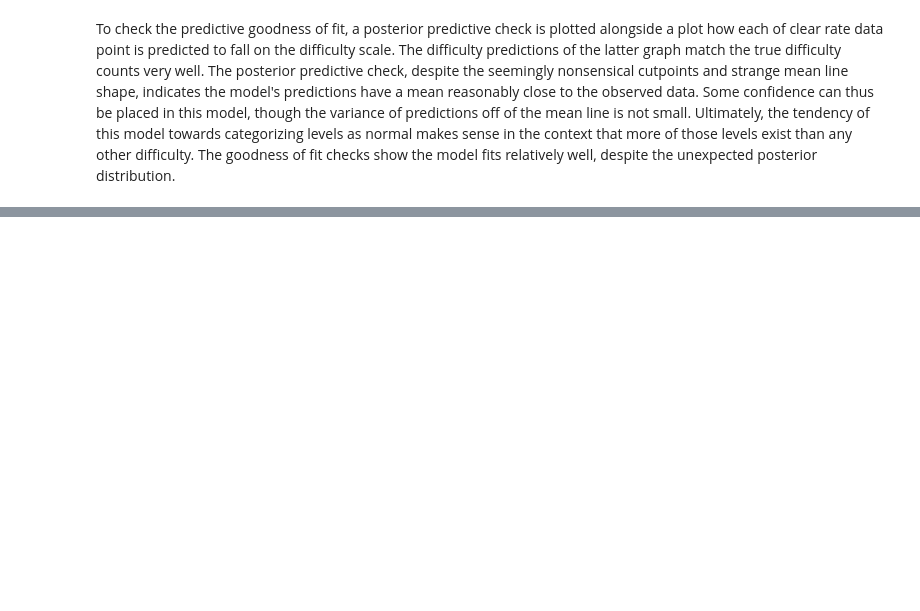
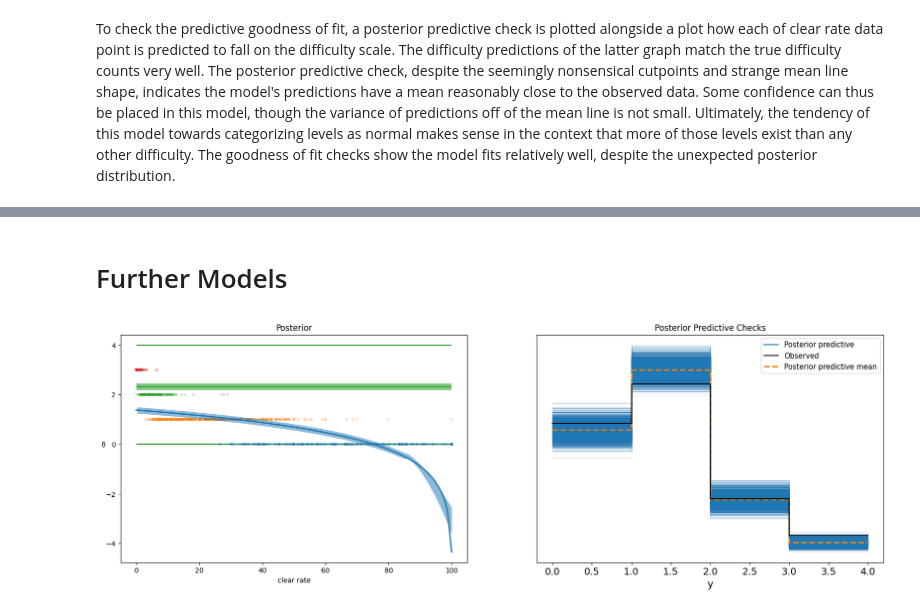
Before and after one commit to jacksone1/DataSci, a Jupyter notebook: DataSciUnit5Project.ipynb, the cells around one changed output, grey strips where cells are left out. Drawn from its saved outputs; the diff is of its cells as text; code cells hidden in the pictures; blank space fills up the shorter version.

```diff
--- a/DataSciUnit5Project.ipynb
+++ b/DataSciUnit5Project.ipynb
@@ -275,0 +278,46 @@ plot_fit(idata_difficulty)
+# %%
+def PlotTwo(idata):
+  #Get posterior
+  posterior = idata.posterior
+  mu = posterior["θ"].mean(("chain", "draw"))
+
+  #this will help us tanslate from the standardized data back to the raw data
+  idx = np.argsort(clear_rate_arr)
+
+  #set up the plot
+  fig, axs = plt.subplots(1, 2, figsize=(20, 6))
+  axs = axs.flatten()
+  ax = axs[0]
+
+  #plot the posterior
+  ax.plot(clear_rate_arr[idx], mu[idx], color="C0", lw=2)
+  ax.hlines(posterior["cutpoints"].mean(("chain", "draw")), 0, 100, color="C2", zorder=0)
+
+  #Plot cutpoints
+  cutpoints_hdi = az.hdi(posterior["cutpoints"])
+  for i in range(0, len(cutpoints_hdi["cutpoints"])):
+    ax.fill_between([0, 100], cutpoints_hdi["cutpoints"][i][0], cutpoints_hdi["cutpoints"][i][1], color="C2", alpha=0.6, lw=0)
+
+  #scatter plot of raw data
+  ax.scatter(clear_rate_arr, difficulty_codes, marker=".", color=[f"C{x}" for x in difficulty_codes], alpha = 0.2)
+
+  #plots the sigmoid regression
+  az.plot_hdi(clear_rate_arr, posterior["θ"], color="C0", ax=ax, fill_kwargs={"lw": 0})
+
+  #labels
+  ax.set_xlabel('clear rate')
+  ax.set_ylabel("θ", rotation=0)
+
+  # use original scale for xticks
+  locs, fig = plt.xticks()
+
+  ax.set_title("Posterior")
+  axs[1].set_title("Posterior Predictive Checks")
+  az.plot_ppc(idata, ax=axs[1])
+  plt.show()
+# %% [markdown]
+# Further Models
+# %%
+PlotTwo(idata_difficulty_log)
+# %% [output]
+[figure, added]
```
Also changed, not shown: parts of 27 cells of this notebook.
